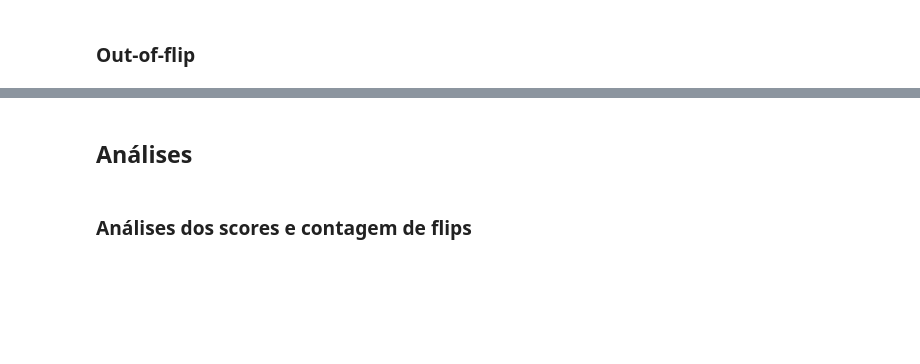
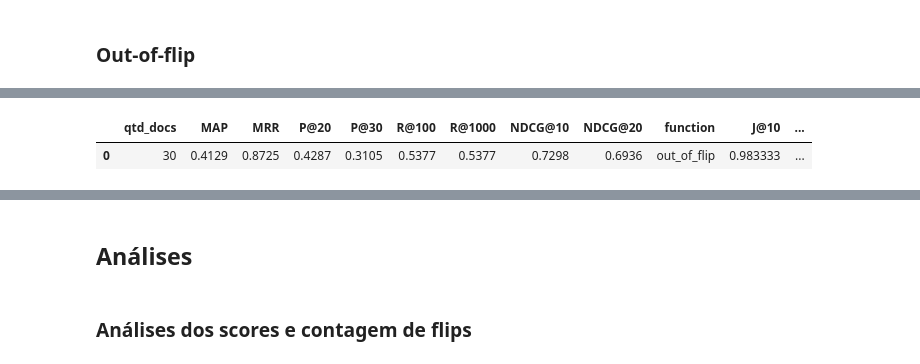
Before and after one commit to leobavila/ia376e_projeto_final, a Jupyter notebook: codes/Pairwise_Scores_to_TREC_Refactored_flips.ipynb, the cells around one changed output, grey strips where cells are left out. Cells and saved outputs as stored; diff of their text form; code cells hidden in the pictures; blank space fills up the shorter version.

```diff
--- a/codes/Pairwise_Scores_to_TREC_Refactored_flips.ipynb
+++ b/codes/Pairwise_Scores_to_TREC_Refactored_flips.ipynb
@@ -631,14 +631,14 @@ Skipping download.
 ## {query_id: {doc_id: score, ..}}
 
 f = open(f'/content/drive/MyDrive/Projeto Final/ia376e_projeto_final/results/base.dl20.p.dTq.rm3.mono.trec')
-mono_scores = [score.split(' ') for score in f.read().split('\n')[:-1]]
+mono_scores_trec = [score.split(' ') for score in f.read().split('\n')[:-1]]
+
 # mono_scores
 mono_scores_dict = dict()
-for query_id, _, doc_id, pos, score, _ in mono_scores:
+for query_id, _, doc_id, pos, score, _ in mono_scores_trec:
   if mono_scores_dict.get(query_id) is None:
     mono_scores_dict[query_id] = dict()
   mono_scores_dict[query_id][doc_id] = float(score)
-  # mono_scores_dict[query_id][doc_id] = 1/float(pos)
 # %%
 def mono_duo_product(pairwise_scores, mono_scores):
   new_agg_result = dict()
@@ -683,13 +692,33 @@ for query_id, _, doc_id, pos, score, _ in mono_scores:
+# %%
+def flips_counter_out_of_flip(num_rerank):
+  f = open(f'./drive/MyDrive/Projeto Final/ia376e_projeto_final/results/output_duot5_pairwise_scores_{num_rerank}.json',)
+  pairwise_scores = json.load(f)
+
+  flip_counter = dict()
+  for query_id in pairwise_scores.keys():
+    flip_counter[query_id] = dict()
+    for doc_id in pairwise_scores[query_id].keys():
+      if flip_counter[query_id].get(doc_id) is None:
+        flip_counter[query_id][doc_id] = dict()
+        flip_counter[query_id][doc_id]['flip'] = dict()
+        flip_counter[query_id][doc_id]['not_flip'] = dict()
+      for vs_doc_id in pairwise_scores[query_id][doc_id]:
+        if (pairwise_scores[query_id][doc_id][vs_doc_id] >= 0.5 and (1 - pairwise_scores[query_id][vs_doc_id][doc_id] < 0.5)) or (pairwise_scores[query_id][doc_id][vs_doc_id] < 0.5 and (1 - pairwise_scores[query_id][vs_doc_id][doc_id] >= 0.5)):
+          flip_counter[query_id][doc_id]['flip'][vs_doc_id] = ((pairwise_scores[query_id][doc_id][vs_doc_id]), (1 - pairwise_scores[query_id][vs_doc_id][doc_id]))
+        else:
+          flip_counter[query_id][doc_id]['not_flip'][vs_doc_id] = ((pairwise_scores[query_id][doc_id][vs_doc_id]), (1 - pairwise_scores[query_id][vs_doc_id][doc_id]))
+
+  return flip_counter
 # %%
-def agg_flip(pairwise_scores, mono_scores):
+def out_of_flip(pairwise_scores, mono_scores, n):
   pointwise_score_new = dict()
+  flip_counter = flips_counter_out_of_flip(n)
   for query_id in pairwise_scores:
     pointwise_score_new[query_id] = dict()
-    worst=mono_scores[query_id][str(300)]
+    worst=mono_scores[query_id][str(n)]
     for doc_id in flip_counter[query_id][worst]['not_flip']:
       pointwise_score_new[query_id][doc_id] = 0
       for vs_doc_id in flip_counter[query_id][worst]['not_flip']:
         if vs_doc_id != doc_id:
           pointwise_score_new[query_id][doc_id] += np.log(pairwise_scores[query_id][doc_id][vs_doc_id] * (1-pairwise_scores[query_id][vs_doc_id][doc_id]))
-      # pointwise_score_new[query_id][doc_id] /= len(flip_counter[query_id][doc_id]['not_flip'])
   return pointwise_score_new
@@ -703,0 +725,4 @@ agg.test_single_aggregate_function(300, agg_flip, 'cut', agg.open_pairwise_score
+# %%
+n = 30
+agg.test_single_aggregate_function(n, out_of_flip, 'out_of_flip', agg.open_pairwise_scores(n), **{'mono_scores': mono_pos_to_doc_id, 'n': n})
+# %% [output]
@@ -703,0 +730,2 @@ agg.test_single_aggregate_function(300, agg_flip, 'cut', agg.open_pairwise_score
+|  | qtd_docs | MAP | MRR | P@20 | P@30 | R@100 | R@1000 | NDCG@10 | NDCG@20 | function | J@10 | ... |
+| 0 | 30 | 0.4129 | 0.8725 | 0.4287 | 0.3105 | 0.5377 | 0.5377 | 0.7298 | 0.6936 | out_of_flip | 0.983333 | ... |
```
Also changed, not shown: parts of 13 cells of this notebook, 1 other file.
